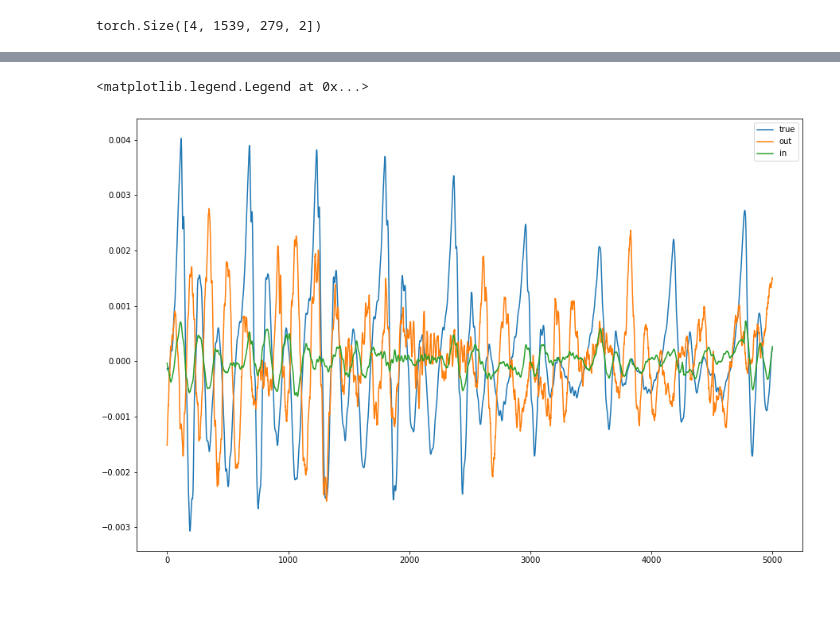
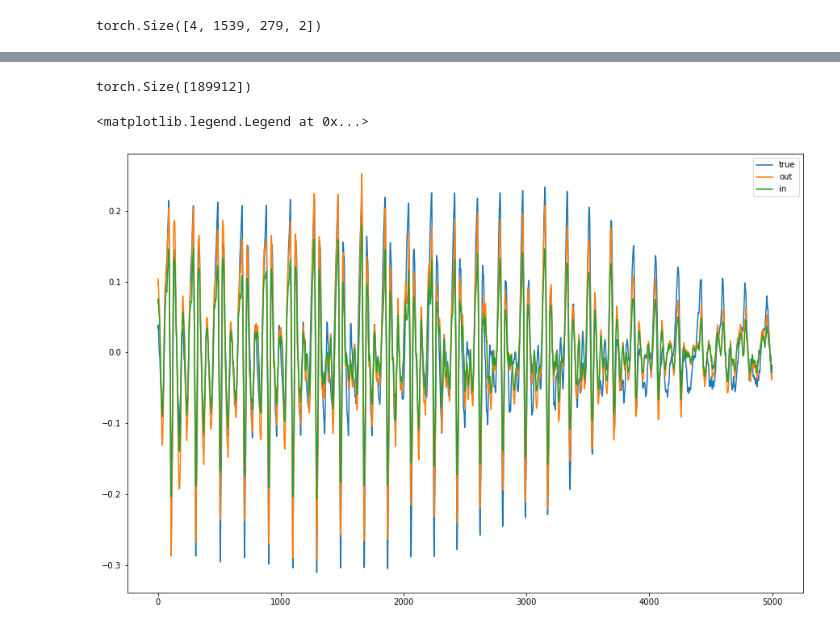
Before and after one commit to alexander-prutko/mil-audio-denoising, a Jupyter notebook: dcunet.ipynb, the cells around one changed output, grey strips where cells are left out. Saved outputs shown, nothing was run; the diff lists cells and outputs as text; code cells hidden in the pictures; blank space fills up the shorter version.

```diff
--- a/dcunet.ipynb
+++ b/dcunet.ipynb
@@ -71,10 +71,10 @@ def preprocess(x):
     ns = int(((((x.shape[1]/HOP_LENGTH-4)/2-3)/2-1)/2-1)/2)
     ns = int(((((ns*2+1)*2+1)*2+3)*2+4)*HOP_LENGTH)
     x = x.narrow(1, 0, ns)
-    x = torch.stft(input=x, n_fft=N_FFT,
-                          hop_length=HOP_LENGTH, normalized=True)
-    x = x.narrow(2, 0, x.shape[2]-1)
-    x = x.unsqueeze(1)
+#     x = torch.stft(input=x, n_fft=N_FFT,
+#                           hop_length=HOP_LENGTH, normalized=True)
+#     x = x.narrow(2, 0, x.shape[2]-1)
+#     x = x.unsqueeze(1)
 #     print(x.shape)
     return x.to(dev)
 
@@ -96,7 +96,7 @@ class WrappedDataLoader:
                 inter = inter.unsqueeze(0)
 #             print(inter.shape)
 #             print(b.shape)
-            a = int(inter.shape[0] * inter.shape[1] * inter.shape[2] *2)
+            a = int(inter.shape[0] * inter.shape[1] * inter.shape[2] /2)
             d0 = torch.randint(inter.shape[0], (1, a))
             d1 = torch.randint(inter.shape[1], (1, a))
             d2 = torch.randint(inter.shape[2], (1, a))
@@ -104,9 +104,9 @@ class WrappedDataLoader:
             inter[ll] = 0
             x = torch.istft(inter, n_fft=2048)
             x_noisy, y_true = self.func(x), self.func(b.squeeze(1))
-            if x_noisy.shape[3] < y_true.shape[3]:
-#                 print(x_noisy.shape, y_true.shape)
-                y_true = y_true.narrow(3, 0, x_noisy.shape[3])
+#             if x_noisy.shape[3] < y_true.shape[3]:
+# #                 print(x_noisy.shape, y_true.shape)
+#                 y_true = y_true.narrow(3, 0, x_noisy.shape[3])
             yield (x_noisy, y_true)
 
 train_dl, val_dl, test_dl = get_data(train_ds, val_ds, test_ds, bs)
@@ -857,31 +737,35 @@ Params size (MB): 21.41
 Estimated Total Size (MB): 1706.28
 ----------------------------------------------------------------
 # %%
-xi = iter(test_dl)
+xi = iter(val_dl)
 # %%
 x = next(xi)
 x_noisy_ = x[0][0]
-x_noisy = torch.istft(x_noisy_, n_fft=N_FFT)
+x_noisy = x_noisy_#torch.istft(x_noisy_, n_fft=N_FFT)
 x_true_ = x[1][0]
-x_true = torch.istft(x_true_, n_fft=N_FFT)
+x_true = x_true_#torch.istft(x_true_, n_fft=N_FFT)
+# %%
+x_noisy.shape
+# %% [output]
+torch.Size([189912])
 # %%
 with torch.no_grad():
-    x_pred = dcunet10(x_noisy_.unsqueeze(1))
+    x_pred = dcunet10(x_noisy_.unsqueeze(0))
 x_pred = x_pred / (x_pred.max() - x_pred.min()) * (x_true.max() - x_true.min())
 # x_pred = x_pred - x_pred.min() + x_true.min()
 # x_pred = x_pred - x_pred[0, -1]
 # x_pred = torch.istft(x_pred_, n_fft=N_FFT)
 # %%
-sl = slice(60000, 65000)
+sl = slice(50000, 55000)
 plt.figure(figsize=(15,10))
 plt.plot(x_true.squeeze().cpu()[sl])
 plt.plot(x_pred.squeeze().cpu()[sl])
 
 plt.plot(x_noisy.squeeze().cpu()[sl])
 plt.legend(["true", "out", "in"])
 # %% [output]
 <matplotlib.legend.Legend at 0x...>
-[figure, old version]
+[figure, new version]
 # %%
 display(ipd.Audio(x_noisy.squeeze().cpu(), rate=sr));
 # %% [output]
```
Also changed, not shown: parts of 7 cells of this notebook.
